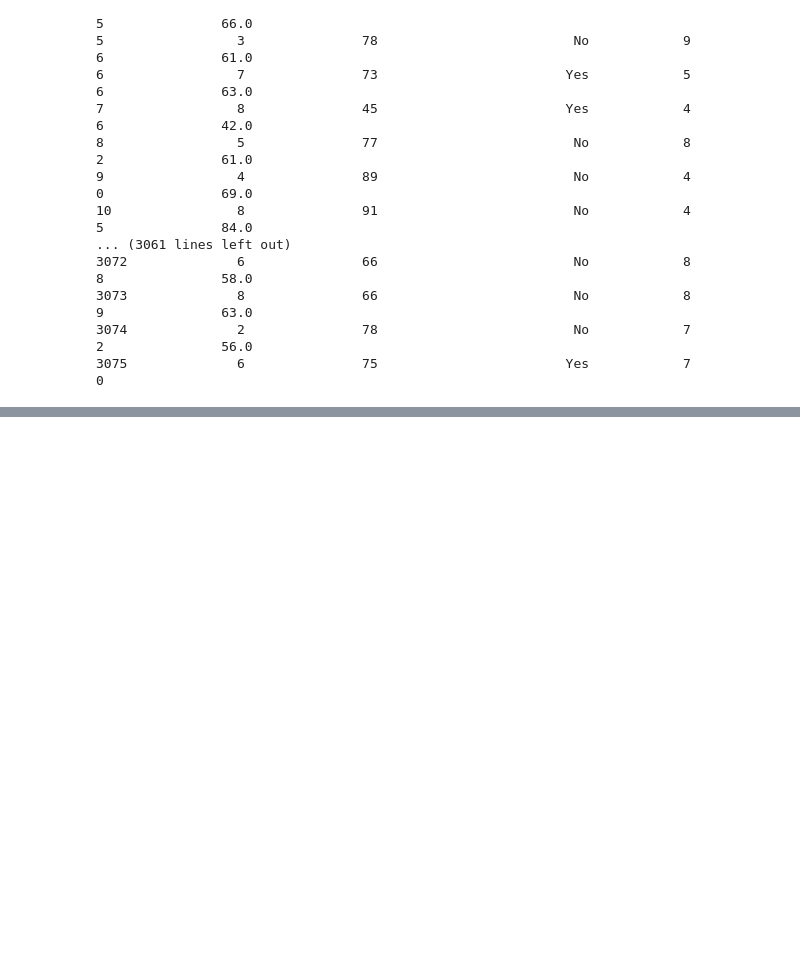
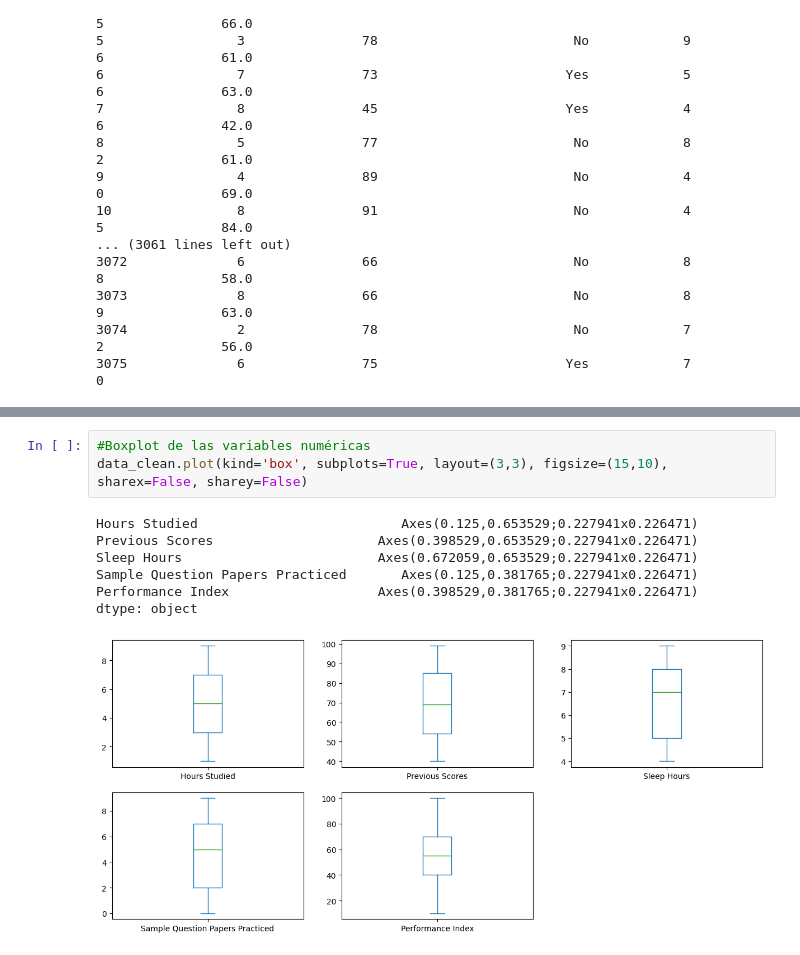
Before and after one commit to Felipaus3465/tarea1IA, a Jupyter notebook: SC.ipynb, the cells around one changed output, grey strips where cells are left out. Saved outputs shown, nothing was run; the diff lists cells and outputs as text; blank space fills up the shorter version.

```diff
--- a/SC.ipynb
+++ b/SC.ipynb
@@ -97,0 +166,11 @@ max                            9.000000         100.000000
+# %%
+#Boxplot de las variables numéricas
+data_clean.plot(kind='box', subplots=True, layout=(3,3), figsize=(15,10), sharex=False, sharey=False)
+# %% [output]
+Hours Studied                          Axes(0.125,0.653529;0.227941x0.226471)
+Previous Scores                     Axes(0.398529,0.653529;0.227941x0.226471)
+Sleep Hours                         Axes(0.672059,0.653529;0.227941x0.226471)
+Sample Question Papers Practiced       Axes(0.125,0.381765;0.227941x0.226471)
+Performance Index                   Axes(0.398529,0.381765;0.227941x0.226471)
+dtype: object
+[figure, added]
```
Also changed, not shown: parts of 19 cells of this notebook.
